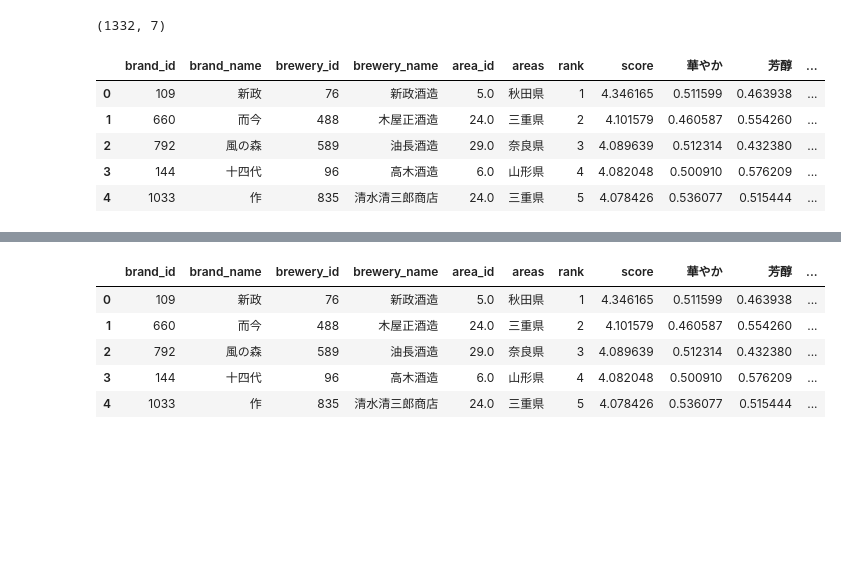
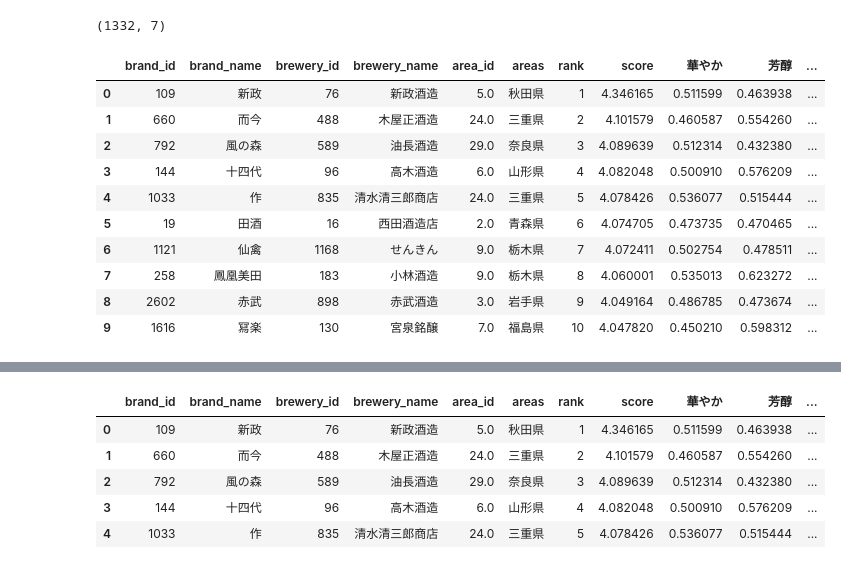
Before and after one commit to Kashiwaba23/sake_data, a Jupyter notebook: sake_EDA.ipynb, the cells around one changed output, grey strips where cells are left out. Cells and saved outputs as stored; diff of their text form; code cells hidden in the pictures; blank space fills up the shorter version.

```diff
--- a/sake_EDA.ipynb
+++ b/sake_EDA.ipynb
@@ -227,7 +227,7 @@ Text(0.5, 1.0, 'Prefectures Which Make the Most Brands of Sake')
 [figure]
 # %%
 # Need to rename the brandId column to brand_id in the rankings_202311 df to match others
-#rankings_202311.rename(columns={'brandId':'brand_id'}, inplace=True)
+rankings_202311.rename(columns={'brandId':'brand_id'}, inplace=True)
 rankings_202311.head()
 # %% [output]
 |  | rank | score | brand_id |
@@ -345,20 +345,25 @@ It looks like **Mie** and **Tochigi** both have **2** sake brands each in the to
 First, let's focus on the Top 100 brands and see how their flavor profiles compare. Are there any similarities?
 # %%
 # again, we need to rename the brandId column to match the other tables
-#flavor_chart.rename(columns={'brandId':'brand_id'}, inplace=True)
+flavor_chart.rename(columns={'brandId':'brand_id'}, inplace=True)
 flavor_chart.shape
 # %% [output]
 (1332, 7)
 # %%
 brand_ranking_profiles = brand_with_rankings.merge(flavor_chart, on='brand_id', how='inner')
-brand_ranking_profiles.head()
+brand_ranking_profiles.head(10)
 # %% [output]
 |  | brand_id | brand_name | brewery_id | brewery_name | area_id | areas | rank | score | 華やか | 芳醇 | ... |
 | 0 | 109 | 新政 | 76 | 新政酒造 | 5.0 | 秋田県 | 1 | 4.346165 | 0.511599 | 0.463938 | ... |
 | 1 | 660 | 而今 | 488 | 木屋正酒造 | 24.0 | 三重県 | 2 | 4.101579 | 0.460587 | 0.554260 | ... |
 | 2 | 792 | 風の森 | 589 | 油長酒造 | 29.0 | 奈良県 | 3 | 4.089639 | 0.512314 | 0.432380 | ... |
 | 3 | 144 | 十四代 | 96 | 高木酒造 | 6.0 | 山形県 | 4 | 4.082048 | 0.500910 | 0.576209 | ... |
 | 4 | 1033 | 作 | 835 | 清水清三郎商店 | 24.0 | 三重県 | 5 | 4.078426 | 0.536077 | 0.515444 | ... |
+| 5 | 19 | 田酒 | 16 | 西田酒造店 | 2.0 | 青森県 | 6 | 4.074705 | 0.473735 | 0.470465 | ... |
+| 6 | 1121 | 仙禽 | 1168 | せんきん | 9.0 | 栃木県 | 7 | 4.072411 | 0.502754 | 0.478511 | ... |
+| 7 | 258 | 鳳凰美田 | 183 | 小林酒造 | 9.0 | 栃木県 | 8 | 4.060001 | 0.535013 | 0.623272 | ... |
+| 8 | 2602 | 赤武 | 898 | 赤武酒造 | 3.0 | 岩手県 | 9 | 4.049164 | 0.486785 | 0.473674 | ... |
+| 9 | 1616 | 冩楽 | 130 | 宮泉銘醸 | 7.0 | 福島県 | 10 | 4.047820 | 0.450210 | 0.598312 | ... |
 # %%
 fig, axes = plt.subplots(nrows=2, ncols=5, figsize=(20, 10))
 fig.suptitle('Visual Representation of Flavor Profiles of Top 10 Sake Brands')
```
Also changed, not shown: parts of 24 cells of this notebook.
